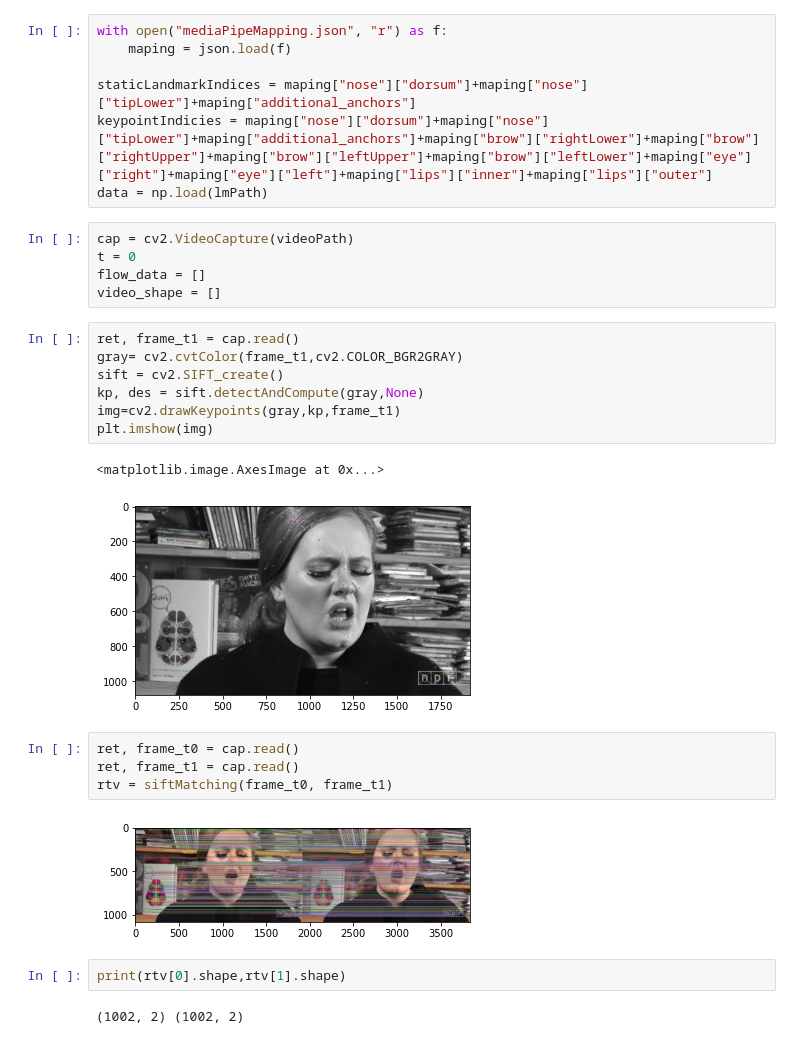
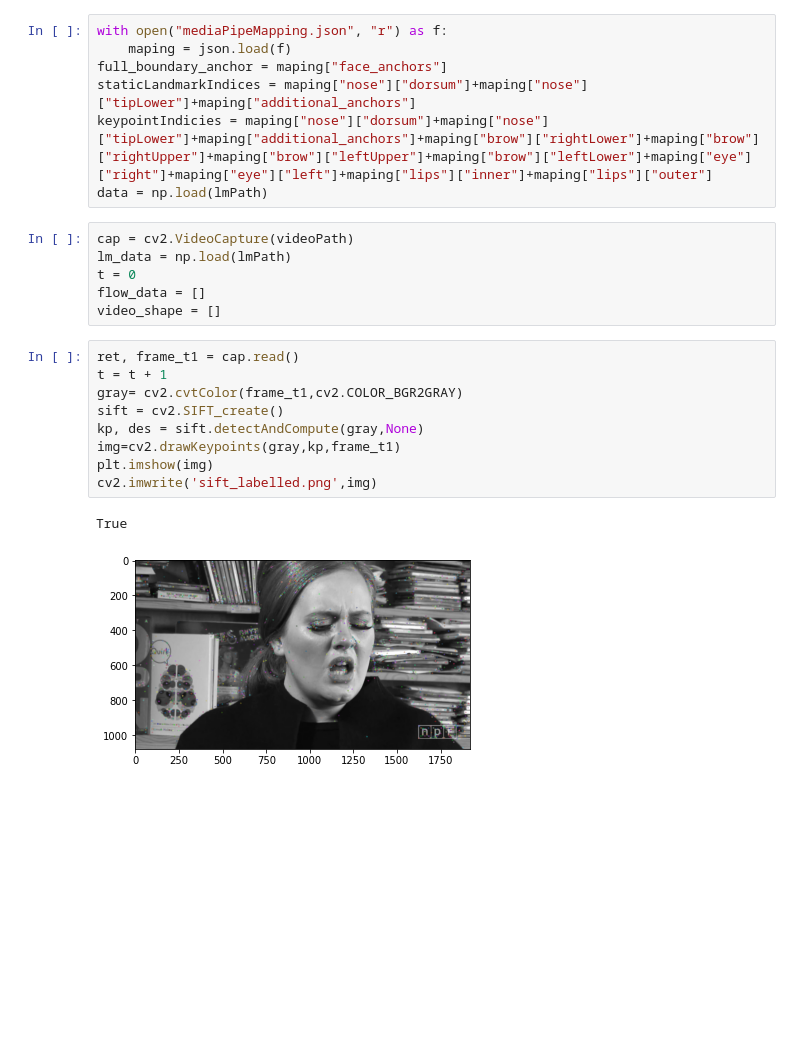
Before and after one commit to EvanSamaa/Motion_Paint, a Jupyter notebook: facial_landmarks_py/Feature Vector Play tests.ipynb, the cells around one changed output. Saved outputs shown, nothing was run; the diff lists cells and outputs as text; blank space fills up the shorter version.

```diff
--- a/facial_landmarks_py/Feature Vector Play tests.ipynb
+++ b/facial_landmarks_py/Feature Vector Play tests.ipynb
@@ -28,32 +175,25 @@ beta = 1.5
 # %%
 with open("mediaPipeMapping.json", "r") as f:
     maping = json.load(f)
-
+full_boundary_anchor = maping["face_anchors"]
 staticLandmarkIndices = maping["nose"]["dorsum"]+maping["nose"]["tipLower"]+maping["additional_anchors"]
 keypointIndicies = maping["nose"]["dorsum"]+maping["nose"]["tipLower"]+maping["additional_anchors"]+maping["brow"]["rightLower"]+maping["brow"]["rightUpper"]+maping["brow"]["leftUpper"]+maping["brow"]["leftLower"]+maping["eye"]["right"]+maping["eye"]["left"]+maping["lips"]["inner"]+maping["lips"]["outer"]
 data = np.load(lmPath)
 # %%
 cap = cv2.VideoCapture(videoPath)
+lm_data = np.load(lmPath)
 t = 0
 flow_data = []
 video_shape = []
 # %%
 ret, frame_t1 = cap.read()
+t = t + 1
 gray= cv2.cvtColor(frame_t1,cv2.COLOR_BGR2GRAY)
 sift = cv2.SIFT_create()
 kp, des = sift.detectAndCompute(gray,None)
 img=cv2.drawKeypoints(gray,kp,frame_t1)
 plt.imshow(img)
+cv2.imwrite('sift_labelled.png',img)
 # %% [output]
-<matplotlib.image.AxesImage at 0x...>
+True
-[figure, old version]
+[figure, new version]
-# %%
-ret, frame_t0 = cap.read()
-ret, frame_t1 = cap.read()
-rtv = siftMatching(frame_t0, frame_t1)
-# %% [output]
-[figure, removed]
-# %%
-print(rtv[0].shape,rtv[1].shape)
-# %% [output]
-(1002, 2) (1002, 2)
```
Also changed, not shown: parts of 8 cells of this notebook, 6 other files.
